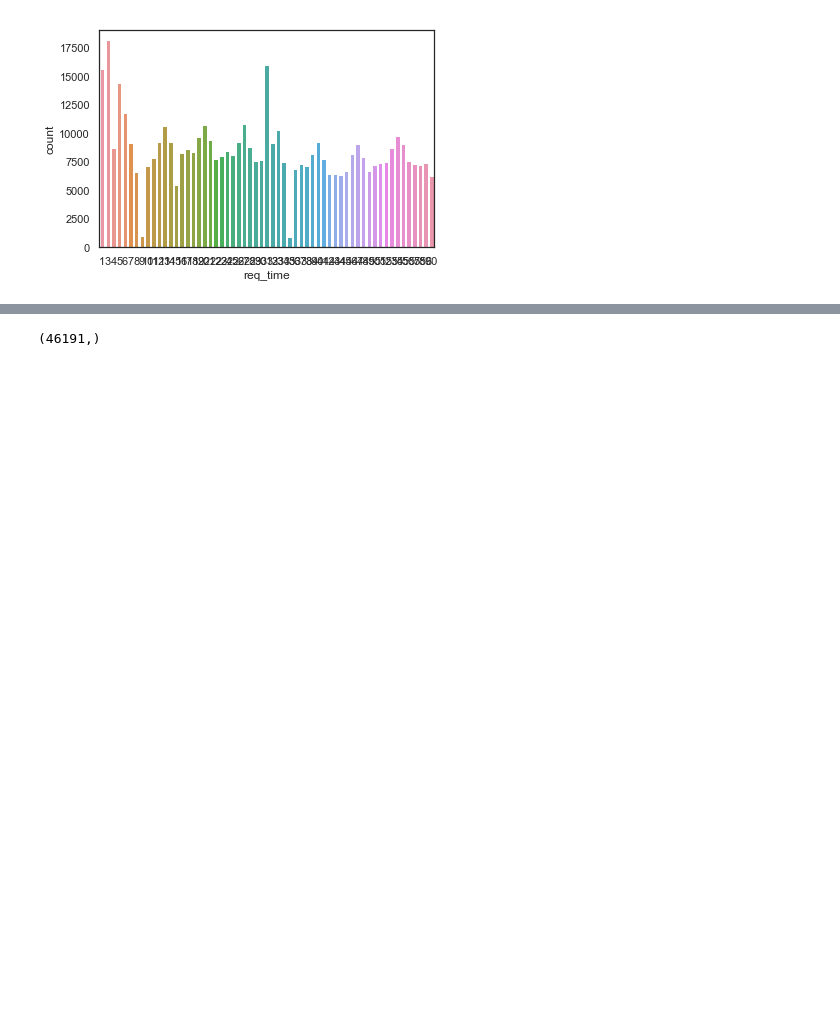
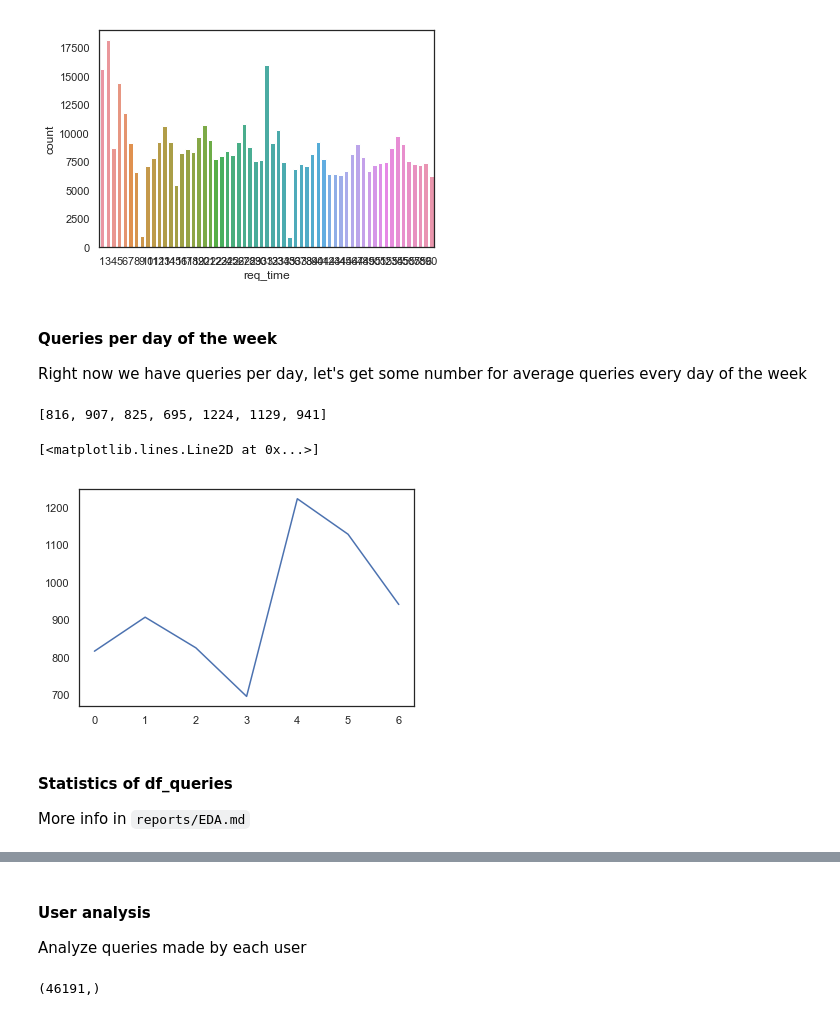
Before and after one commit to AlessandroVol23/kdd-cup-2019, a Jupyter notebook: notebooks/1_AB_EDA.ipynb, the cells around one changed output, grey strips where cells are left out. Drawn from its saved outputs; the diff is of its cells as text; code cells hidden in the pictures; blank space fills up the shorter version.

Commit message:
#4 add info about queries per weekday and key findings of EDA

```diff
--- a/notebooks/1_AB_EDA.ipynb
+++ b/notebooks/1_AB_EDA.ipynb
@@ -136,6 +144,35 @@ sns.countplot(df_queries.req_time)
 # %% [output]
 <matplotlib.axes._subplots.AxesSubplot at 0x...>
 [figure]
+# %% [markdown]
+#### Queries per day of the week
+
+Right now we have queries per day, let's get some number for average queries every day of the week
+# %%
+queries_day = df_queries.groupby(['req_time']).size()
+# %%
+queries_weekday = [0]*7
+num_queries_weekday = [0]*7
+
+for i, v in queries_day.items():
+    queries_weekday[(i-1) % 7] = v
+    num_queries_weekday[(i-1) % 7] += 1
+
+for i in range(7):
+    queries_weekday[i] //= num_queries_weekday[i]
+
+queries_weekday
+# %% [output]
+[816, 907, 825, 695, 1224, 1129, 941]
+# %%
+plt.plot(queries_weekday)
+# %% [output]
+[<matplotlib.lines.Line2D at 0x...>]
+[figure, added]
+# %% [markdown]
+#### Statistics of df_queries
+
+More info in `reports/EDA.md`
 # %%
 df_queries.describe()
 # %% [output]
@@ -148,6 +185,10 @@ df_queries.describe()
 | 50% | 1.848410e+06 | 161617.000000 | 28.000000 | 116.380000 | 39.920000 | 116.390000 | 39.920000 |
 | 75% | 2.662461e+06 | 187360.000000 | 44.000000 | 116.440000 | 39.990000 | 116.440000 | 39.990000 |
 | max | 3.396588e+06 | 216977.000000 | 60.000000 | 117.290000 | 40.970000 | 117.370000 | 40.960000 |
+# %% [markdown]
+#### User analysis
+
+Analyze queries made by each user
 # %%
 df_most_pop_users = df_queries['pid'].value_counts()
 # %%
```
Also changed, not shown: parts of 5 cells of this notebook, 1 other file.
